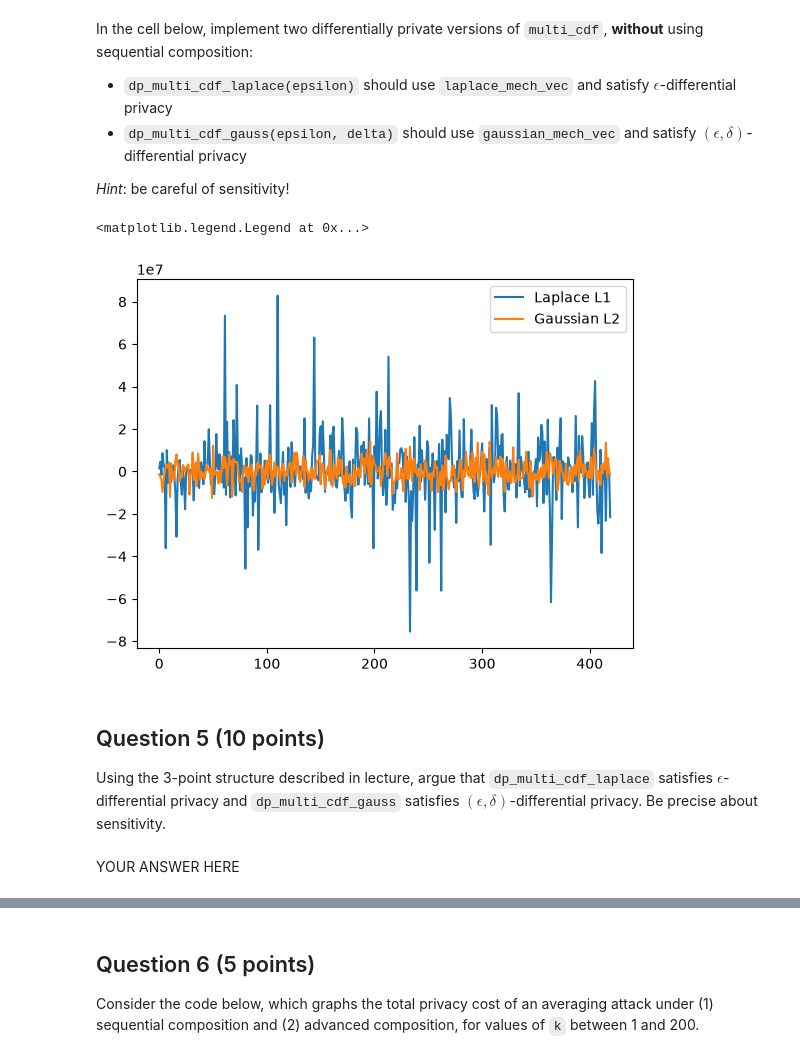
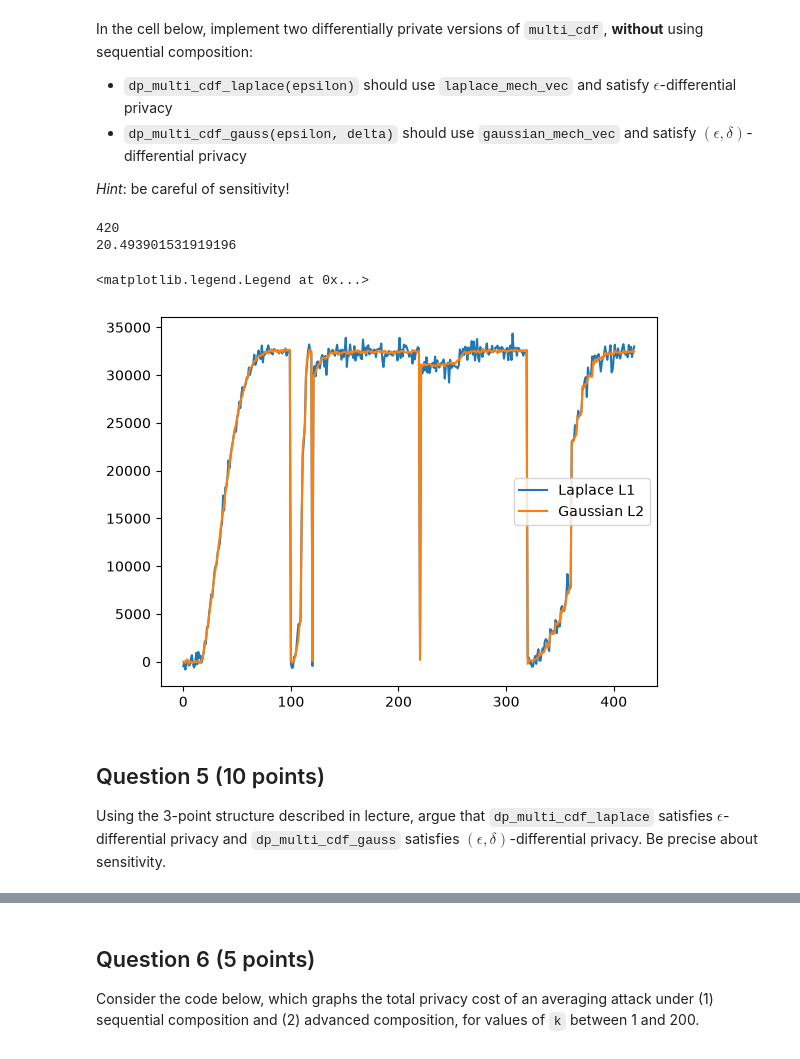
Before and after one commit to Everbeek17/cs5110-data-privacy, a Jupyter notebook: homework/CS3110_HW_6.ipynb, the cells around one changed output, grey strips where cells are left out. Cells and saved outputs as stored; diff of their text form; code cells hidden in the pictures.

```diff
--- a/homework/CS3110_HW_6.ipynb
+++ b/homework/CS3110_HW_6.ipynb
@@ -173,46 +174,56 @@ In the cell below, implement two differentially private versions of `multi_cdf`,
 _Hint_: be careful of sensitivity!
 # %%
 def dp_multi_cdf_laplace(epsilon):
-    # Calculate l1 sensitivity
-    l1_sensitivity_sum = 0
+    # Calculate L1 sensitivity
+    l1_sensitivity = 0
     for col, (upper, step) in cdf_columns.items():
-        # count how many steps there are
-        step_count = upper // step
-        # multiply the number of steps by the upper bound to get the contribution to the L1 sensitivity
-        l1_sensitivity_sum += step_count * upper
+        # count how many steps there are for the current cdf column
+        step_count = len(range(0, upper, step))
 
-    l1_sensitivity = l1_sensitivity_sum
+        # local L1 sensitivity is just the step count
+        local_l1 = step_count
 
+        # Global L1 sensitivity is the sum of contributions from all columns
+        l1_sensitivity += local_l1
+
+    # Apply the vectorized laplace mechanism and return the result
     return laplace_mech_vec(
         multi_cdf(), sensitivity=l1_sensitivity, epsilon=epsilon
     )
 
 
 def dp_multi_cdf_gauss(epsilon, delta):
-    # Calculate l2 sensitivity
-    l2_sensitivity_squared_sum = 0
+    # Calculate L2 sensitivity
+    l2_sensitivity_squared = 0
     for col, (upper, step) in cdf_columns.items():
-        # count how many steps there are
-        step_count = upper // step
-        # multiply the number of steps by the upper bound squared to get the contribution to the L2 sensitivity
-        l2_sensitivity_squared_sum += step_count * upper**2
-    # Take square root to get the L2 sensitivity
-    l2_sensitivity = np.sqrt(l2_sensitivity_squared_sum)
+        # count how many steps there are for the current cdf column
+        step_count = len(range(0, upper, step))
+
+        # local L2 sensitivity is the square root of the sum of the
+        # squaredindividual sensitivities.
+        # L2 = sqrt(1^2 + 1^2 + ... + 1^2) for each step
+        # Because 1^2 = 1, we just sum step_count ones and take the sqrt of that
+        local_l2 = np.sqrt(step_count)
+
+        # Global L2 sensitivity is the square root of the sum of the squared
+        # contributions from each column
+        l2_sensitivity_squared += local_l2**2
+    l2_sensitivity = np.sqrt(l2_sensitivity_squared)
 
     return gaussian_mech_vec(
         multi_cdf(), sensitivity=l2_sensitivity, epsilon=epsilon, delta=delta
     )
 
 
 plt.plot(dp_multi_cdf_laplace(1.0), label="Laplace L1")
 plt.plot(dp_multi_cdf_gauss(1.0, 1e-5), label="Gaussian L2")
 plt.legend()
 # %% [output]
-<matplotlib.legend.Legend at 0x...>
+420
+20.493901531919196
+<matplotlib.legend.Legend at 0x...>
-[figure, old version]
+[figure, new version]
 # %% [markdown]
 ## Question 5 (10 points)
 
 Using the 3-point structure described in lecture, argue that `dp_multi_cdf_laplace` satisfies $\epsilon$-differential privacy and `dp_multi_cdf_gauss` satisfies $(\epsilon, \delta)$-differential privacy. Be precise about sensitivity.
-# %% [markdown]
-YOUR ANSWER HERE
```
Also changed, not shown: parts of 5 cells of this notebook.
